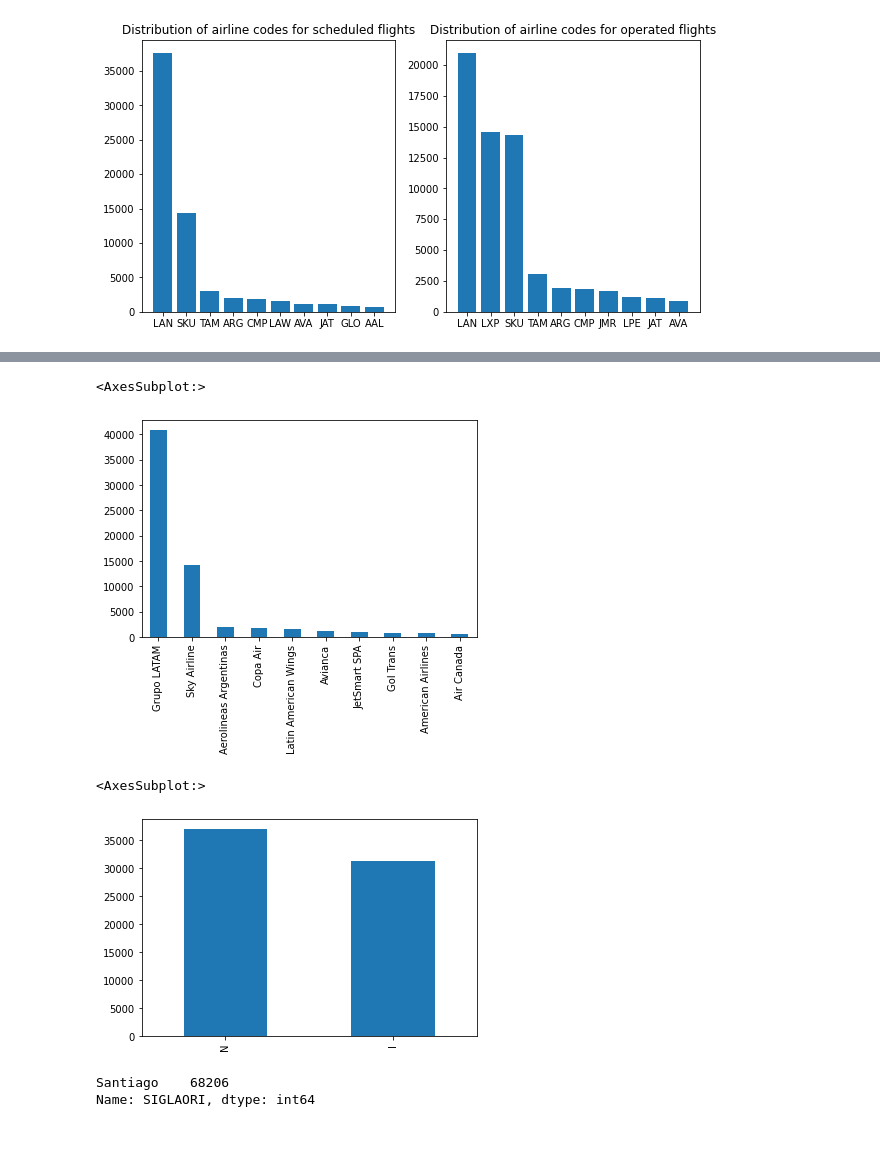
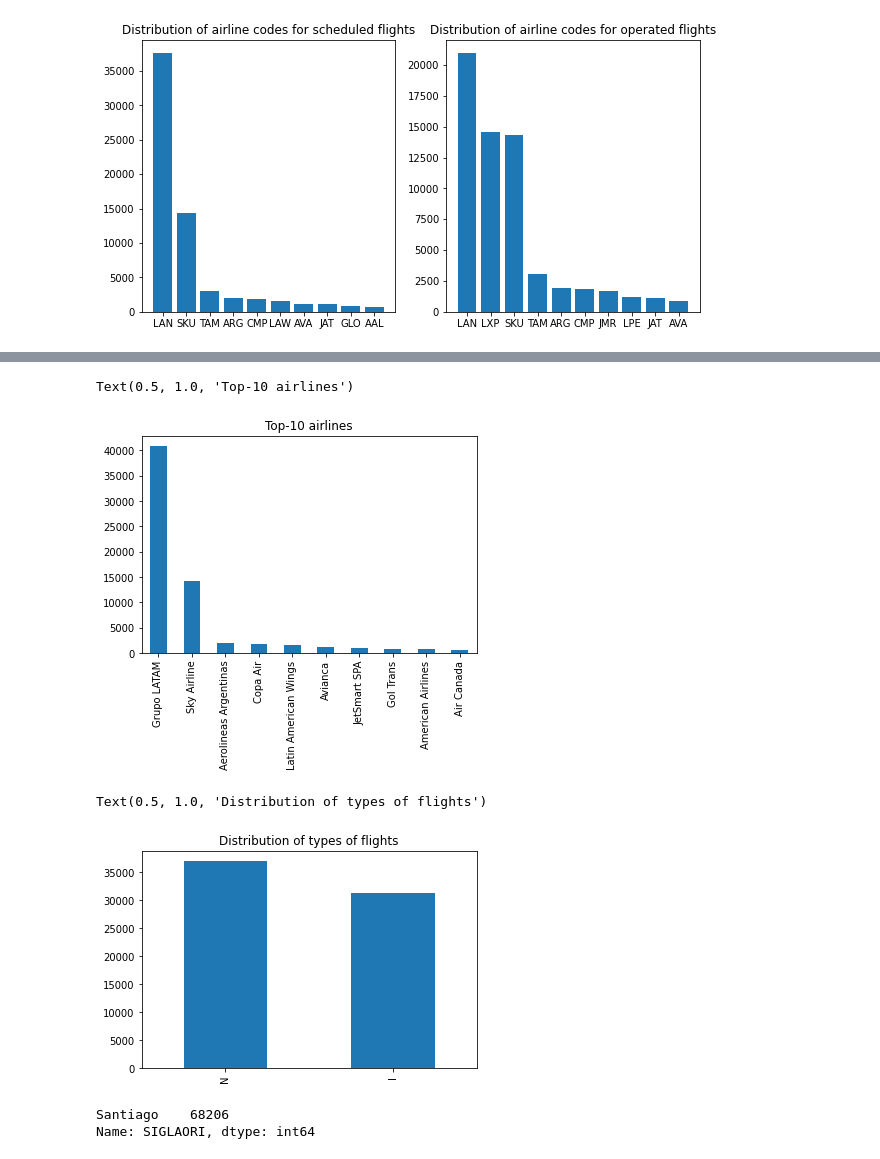
Before and after one commit to MariaPonomarenko38/Data-Scientist-Challenge, a Jupyter notebook: solution.ipynb, the cells around one changed output, grey strips where cells are left out. Drawn from its saved outputs; the diff is of its cells as text; code cells hidden in the pictures.

```diff
--- a/solution.ipynb
+++ b/solution.ipynb
@@ -32,13 +73,15 @@ plt.show()
 # %%
 data['OPERA'].value_counts()[:10].plot(kind='bar')
+plt.title('Top-10 airlines')
 # %% [output]
-<AxesSubplot:>
+Text(0.5, 1.0, 'Top-10 airlines')
-[figure, old version]
+[figure, new version]
 # %%
 data['TIPOVUELO'].value_counts().plot(kind='bar')
+plt.title('Distribution of types of flights')
 # %% [output]
-<AxesSubplot:>
+Text(0.5, 1.0, 'Distribution of types of flights')
-[figure, old version]
+[figure, new version]
 # %%
 data['SIGLAORI'].value_counts()
 # %% [output]
```
Also changed, not shown: parts of 12 cells of this notebook.
